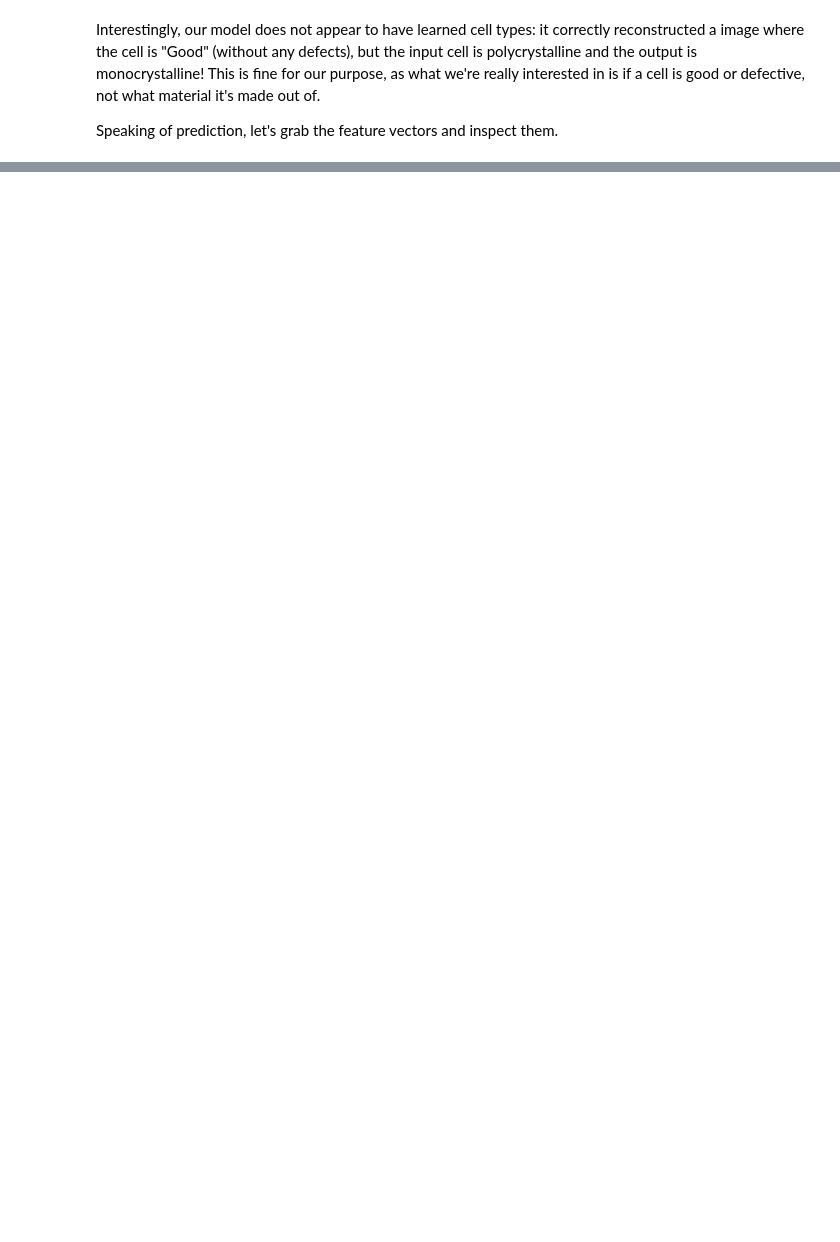
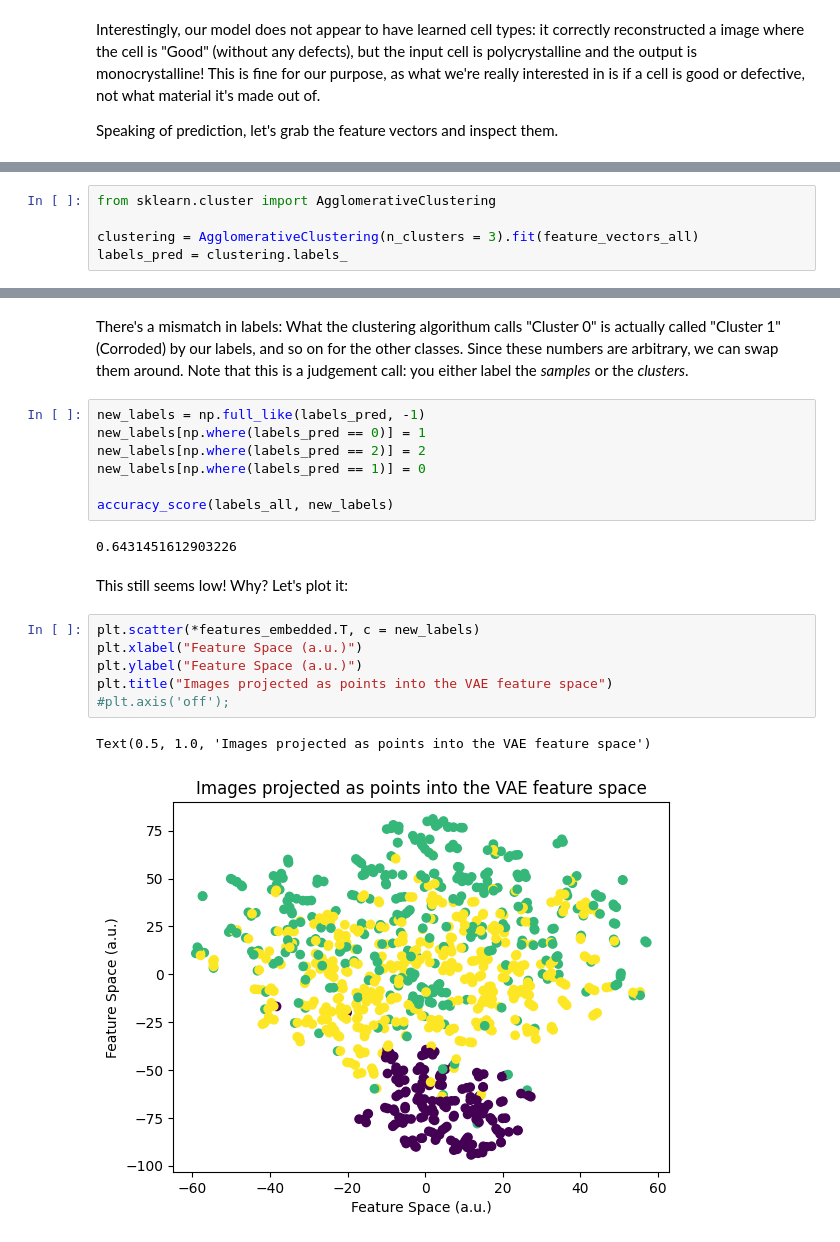
Before and after one commit to bgpierc/cwru-csds490-project, a Jupyter notebook: notebooks/bgp-vae-extract.ipynb, the cells around one changed output, grey strips where cells are left out. Saved outputs shown, nothing was run; the diff lists cells and outputs as text; blank space fills up the shorter version.

```diff
--- a/notebooks/bgp-vae-extract.ipynb
+++ b/notebooks/bgp-vae-extract.ipynb
@@ -162,0 +234,5 @@ It seems that we have two distinct clusters, which means that our model appears
+# %%
+from sklearn.cluster import AgglomerativeClustering
+
+clustering = AgglomerativeClustering(n_clusters = 3).fit(feature_vectors_all)
+labels_pred = clustering.labels_
@@ -162,0 +266,22 @@ It seems that we have two distinct clusters, which means that our model appears
+# %% [markdown]
+There's a mismatch in labels: What the clustering algorithum calls "Cluster 0" is actually called "Cluster 1" (Corroded) by our labels, and so on for the other classes. Since these numbers are arbitrary, we can swap them around. Note that this is a judgement call: you either label the _samples_ or the _clusters_.
+# %%
+new_labels = np.full_like(labels_pred, -1)
+new_labels[np.where(labels_pred == 0)] = 1
+new_labels[np.where(labels_pred == 2)] = 2
+new_labels[np.where(labels_pred == 1)] = 0
+
+accuracy_score(labels_all, new_labels)
+# %% [output]
+0.6431451612903226
+# %% [markdown]
+This still seems low! Why? Let's plot it:
+# %%
+plt.scatter(*features_embedded.T, c = new_labels)
+plt.xlabel("Feature Space (a.u.)")
+plt.ylabel("Feature Space (a.u.)")
+plt.title("Images projected as points into the VAE feature space")
+#plt.axis('off');
+# %% [output]
+Text(0.5, 1.0, 'Images projected as points into the VAE feature space')
+[figure, added]
```
Also changed, not shown: parts of 28 cells of this notebook.
